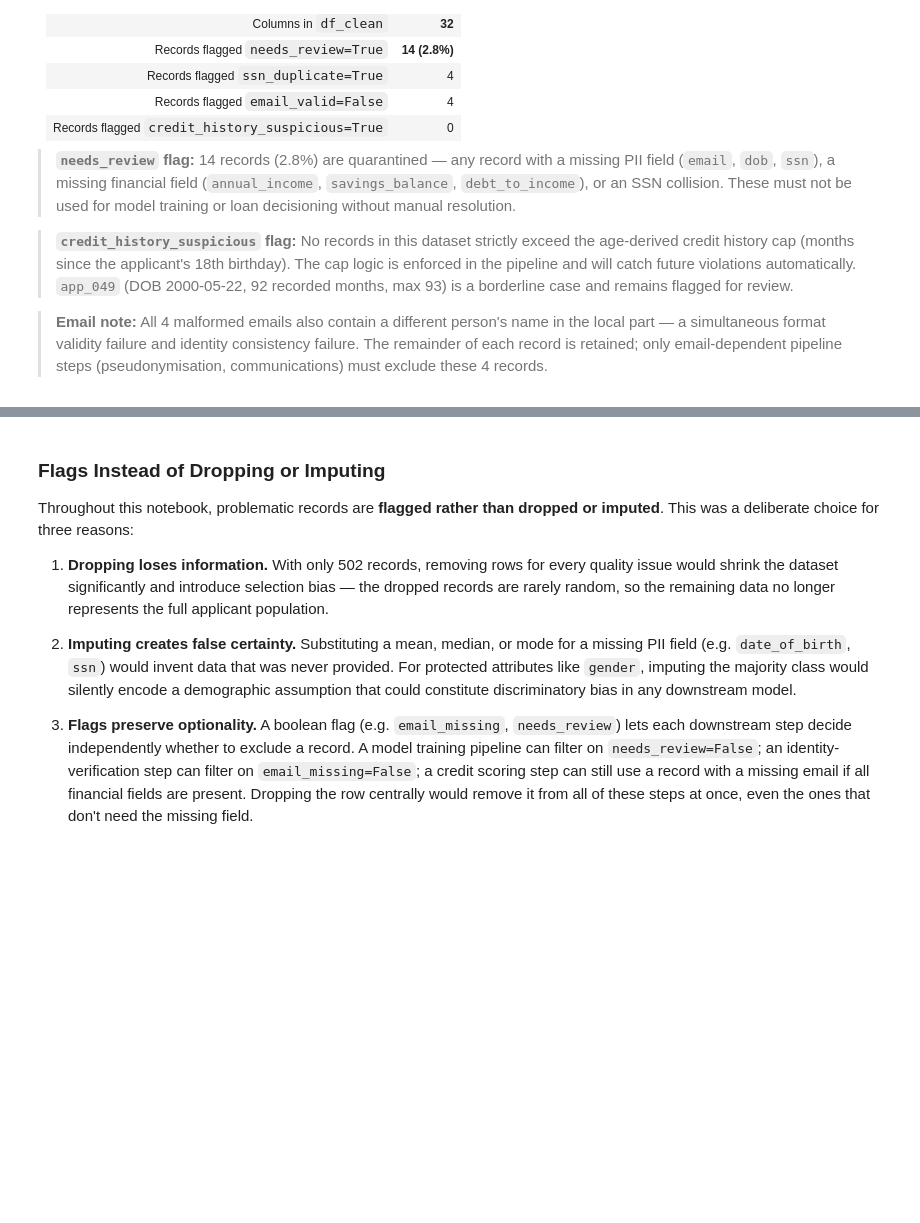
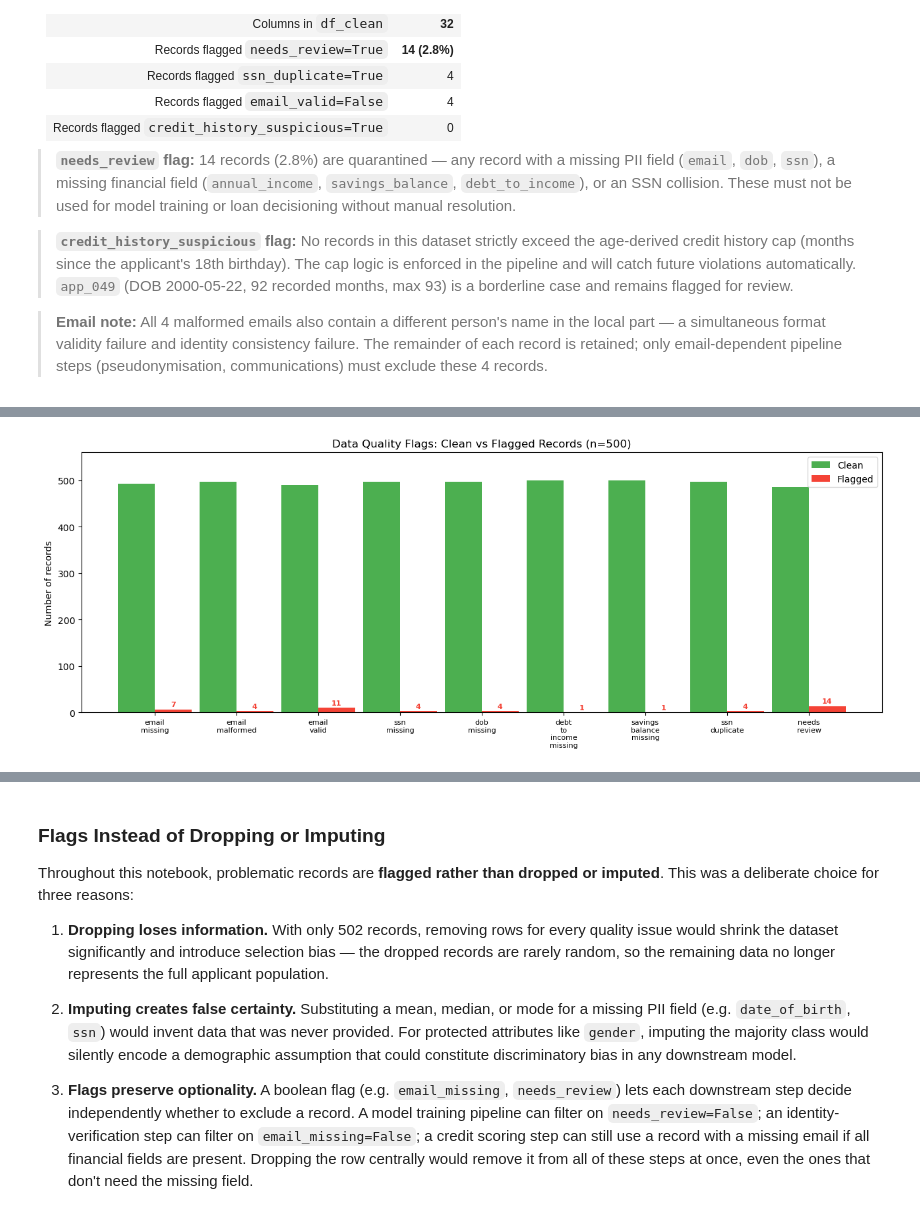
Before and after one commit to henrikpkr/dego-project-team4, a Jupyter notebook: notebooks/01-data-quality.ipynb, the cells around one changed output, grey strips where cells are left out. Drawn from its saved outputs; the diff is of its cells as text; code cells hidden in the pictures; blank space fills up the shorter version.

```diff
--- a/notebooks/01-data-quality.ipynb
+++ b/notebooks/01-data-quality.ipynb
@@ -1325,9 +1354,19 @@ df_clean["ssn_duplicate"] = df_clean["applicant_info_ssn"].isin(duplicate_ssn_va
 print(f"ssn_duplicate=True  : {df_clean['ssn_duplicate'].sum()} records")
 
 # 3. Composite needs_review flag — any PII gap, financial gap, or SSN collision
-pii_flags      = ["dob_missing", "email_missing", "ssn_missing"]
-financial_flags = ["annual_income_missing", "savings_balance_missing", "debt_to_income_missing"]
-df_clean["needs_review"] = df_clean[pii_flags + financial_flags + ["ssn_duplicate"]].any(axis=1)
+# List of flags to include in needs_review (excluding 'email_valid' and 'savings_balance_zero')
+flags_for_review = [
+    "email_missing",
+    "ssn_missing",
+    "dob_missing",
+    "annual_income_missing",
+    "debt_to_income_missing",
+    "savings_balance_missing",
+    "credit_history_suspicious",
+    "ssn_duplicate"
+]
+
+df_clean["needs_review"] = df_clean[flags_for_review].any(axis=1)
 
 print(f"needs_review=True   : {df_clean['needs_review'].sum()} records  "
       f"({df_clean['needs_review'].mean()*100:.1f}%)")
@@ -1483,3 +1516,51 @@ print(f"  Records ready for analysis   : {n_ready}  ({n_ready/n_after_clean*100:
   Columns with remaining NaNs  : 15
   Records flagged needs_review : 14  (2.8%)
   Records ready for analysis   : 486  (97.2%)
+# %%
+
+# ── Bar chart: clean vs flagged per DQ flag ───────────────────────────────────
+flag_cols = [
+    "email_missing", "email_malformed", "email_valid","ssn_missing", "dob_missing",
+    "debt_to_income_missing", "savings_balance_missing",
+      # True = valid, so invert for "flagged" count
+    "ssn_duplicate", "needs_review",
+]
+flag_cols = [c for c in flag_cols if c in df_clean.columns]
+
+# For email_valid: flagged means NOT valid
+flagged_counts = []
+for c in flag_cols:
+    if c == "email_valid":
+        flagged_counts.append((~df_clean[c].astype(bool)).sum())
+    else:
+        flagged_counts.append(df_clean[c].astype(bool).sum())
+
+clean_counts = [len(df_clean) - f for f in flagged_counts]
+
+# Nicer labels
+labels = [c.replace("_", "\n") for c in flag_cols]
+
+x = range(len(flag_cols))
+width = 0.45
+
+fig, ax = plt.subplots(figsize=(13, 5))
+bars_clean   = ax.bar([i - width/2 for i in x], clean_counts,   width, label="Clean",   color="#4CAF50")
+bars_flagged = ax.bar([i + width/2 for i in x], flagged_counts, width, label="Flagged", color="#F44336")
+
+# Count labels on top of each bar
+for bar in bars_flagged:
+    h = bar.get_height()
+    if h > 0:
+        ax.text(bar.get_x() + bar.get_width() / 2, h + 3, str(int(h)),
+                ha="center", va="bottom", fontsize=8, color="#F44336", fontweight="bold")
+
+ax.set_xticks(list(x))
+ax.set_xticklabels(labels, fontsize=8)
+ax.set_ylabel("Number of records")
+ax.set_title("Data Quality Flags: Clean vs Flagged Records (n=500)")
+ax.legend()
+ax.set_ylim(0, len(df_clean) * 1.12)
+plt.tight_layout()
+plt.show()
+# %% [output]
+[figure, added]
```
Also changed, not shown: parts of 23 cells of this notebook.
